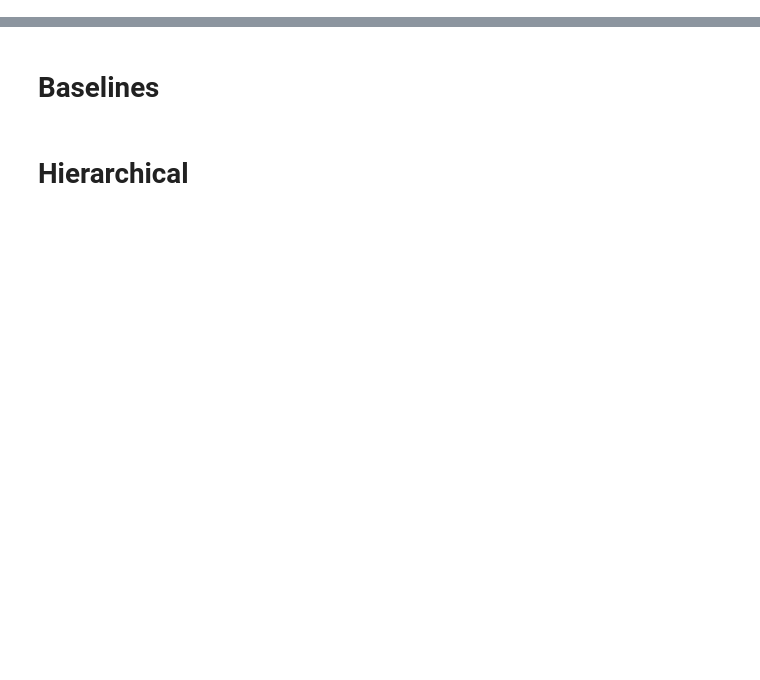
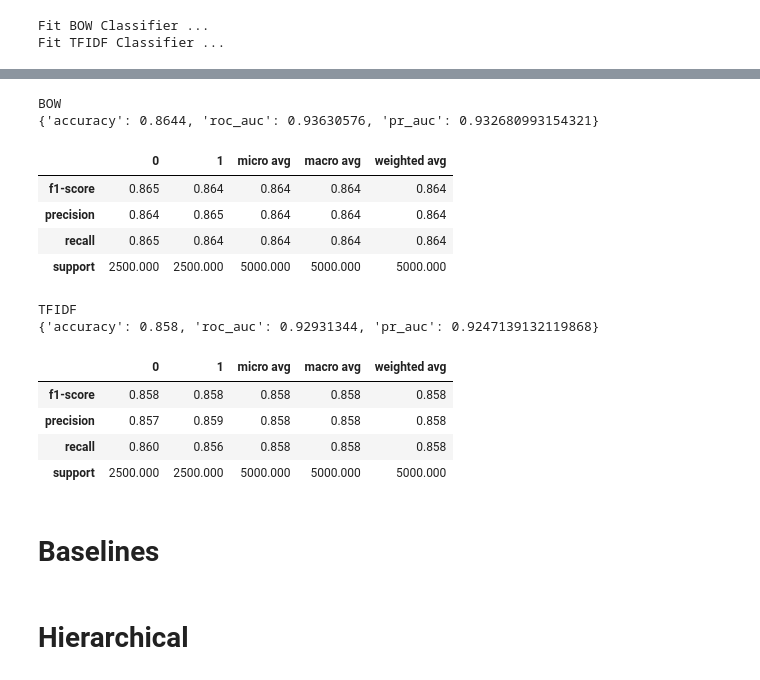
Before and after one commit to successar/PatientVec, a Jupyter notebook: IMDB.ipynb, the cells around one changed output, grey strips where cells are left out. Cells and saved outputs as stored; diff of their text form; code cells hidden in the pictures; blank space fills up the shorter version.

```diff
--- a/IMDB.ipynb
+++ b/IMDB.ipynb
@@ -115,0 +51,6 @@ setup_conditional_experiment_CNN(['gender', 'age', 'ethnicity_c'])
+# %%
+from PatientVec.models.baselines.LR import LR, LDA
+lr = LR({'vocab' : vocab, 'stop_words' : True, 'exp_name' : 'IMDB_test', 'type' : 'classifier', 'norm' : None})
+lr.train(train_data)
+lr.evaluate(test_data, save_results=False)
+# %% [output]
@@ -115,0 +60,2 @@ setup_conditional_experiment_CNN(['gender', 'age', 'ethnicity_c'])
+Fit BOW Classifier ...
+Fit TFIDF Classifier ...
@@ -116,3 +64,17 @@ setup_conditional_experiment_CNN(['gender', 'age', 'ethnicity_c'])
+BOW
+{'accuracy': 0.8644, 'roc_auc': 0.93630576, 'pr_auc': 0.932680993154321}
+|  | 0 | 1 | micro avg | macro avg | weighted avg |
+| f1-score | 0.865 | 0.864 | 0.864 | 0.864 | 0.864 |
+| precision | 0.864 | 0.865 | 0.864 | 0.864 | 0.864 |
+| recall | 0.865 | 0.864 | 0.864 | 0.864 | 0.864 |
+| support | 2500.000 | 2500.000 | 5000.000 | 5000.000 | 5000.000 |
+TFIDF
+{'accuracy': 0.858, 'roc_auc': 0.92931344, 'pr_auc': 0.9247139132119868}
+|  | 0 | 1 | micro avg | macro avg | weighted avg |
+| f1-score | 0.858 | 0.858 | 0.858 | 0.858 | 0.858 |
+| precision | 0.857 | 0.859 | 0.858 | 0.858 | 0.858 |
+| recall | 0.860 | 0.856 | 0.858 | 0.858 | 0.858 |
+| support | 2500.000 | 2500.000 | 5000.000 | 5000.000 | 5000.000 |
 # %% [markdown]
 Baselines
 ==========
```
Also changed, not shown: parts of 29 cells of this notebook, 20 other files.
